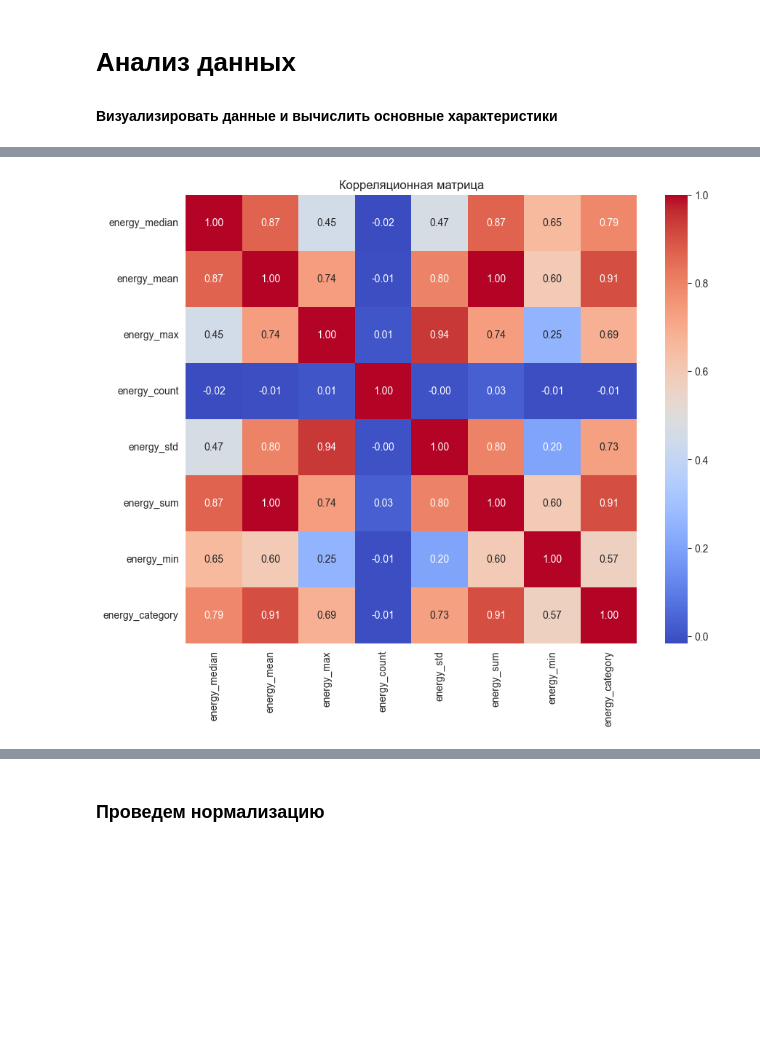
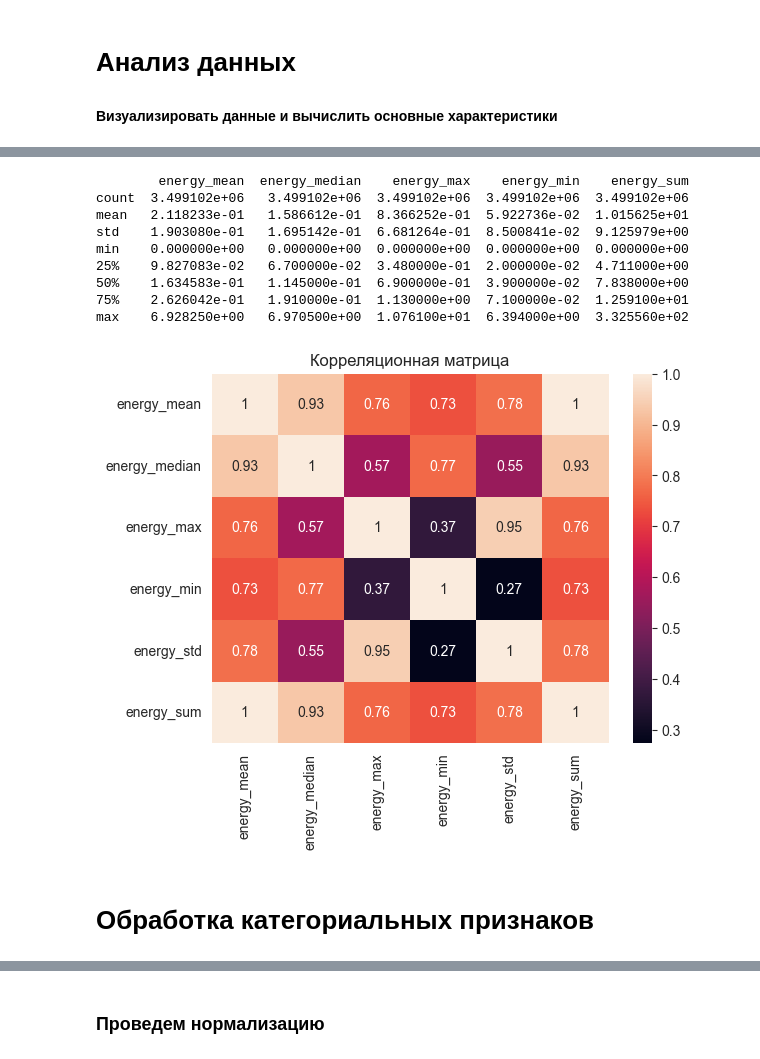
Before and after one commit to SRGatsus/UNN_ML_2024, a Jupyter notebook: ML_electricity.ipynb, the cells around one changed output, grey strips where cells are left out. Cells and saved outputs as stored; diff of their text form; code cells hidden in the pictures; blank space fills up the shorter version.

```diff
--- a/ML_electricity.ipynb
+++ b/ML_electricity.ipynb
@@ -23,6 +23,7 @@ file_pattern = os.path.join(data_dir, "*.csv")
 all_files = glob(file_pattern)
 df_list = [pd.read_csv(file) for file in all_files]
 data = pd.concat(df_list, ignore_index=True)
+data['day'] = pd.to_datetime(data['day'])
 data
 # %% [output]
 |  | LCLid | day | energy_median | energy_mean | energy_max | energy_count | energy_std | energy_sum | ... |
@@ -125,5 +126,7 @@ dtype: int64
 ## Процент пропущенных полей:
 # %%
 print(data.isna().sum().sum() / (len(data) * len(data.columns)) * 100)
+data.dropna(inplace=True)
+data.isna().sum()
 # %% [output]
 0.03633929679520067
@@ -236,8 +298,21 @@ data_copy
+# %%
+print(data[['energy_mean', 'energy_median', 'energy_max', 'energy_min', 'energy_sum']].describe())
+# %% [output]
+        energy_mean  energy_median    energy_max    energy_min    energy_sum
+count  3.499102e+06   3.499102e+06  3.499102e+06  3.499102e+06  3.499102e+06
+mean   2.118233e-01   1.586612e-01  8.366252e-01  5.922736e-02  1.015625e+01
+std    1.903080e-01   1.695142e-01  6.681264e-01  8.500841e-02  9.125979e+00
+min    0.000000e+00   0.000000e+00  0.000000e+00  0.000000e+00  0.000000e+00
+25%    9.827083e-02   6.700000e-02  3.480000e-01  2.000000e-02  4.711000e+00
+50%    1.634583e-01   1.145000e-01  6.900000e-01  3.900000e-02  7.838000e+00
+75%    2.626042e-01   1.910000e-01  1.130000e+00  7.100000e-02  1.259100e+01
+max    6.928250e+00   6.970500e+00  1.076100e+01  6.394000e+00  3.325560e+02
 # %%
-correlation_matrix = data_copy.corr()
-plt.figure(figsize=(10, 8))
-sns.heatmap(correlation_matrix, annot=True, fmt=".2f", cmap='coolwarm')
-plt.title('Корреляционная матрица')
+correlation_matrix = data[['energy_mean', 'energy_median', 'energy_max', 'energy_min', 'energy_std', 'energy_sum']].corr()
+sns.heatmap(correlation_matrix, annot=True)
+plt.title("Корреляционная матрица")
 plt.show()
 # %% [output]
-[figure, old version]
+[figure, new version]
+# %% [markdown]
+# Обработка категориальных признаков
```
Also changed, not shown: parts of 35 cells of this notebook, 1 other file.
